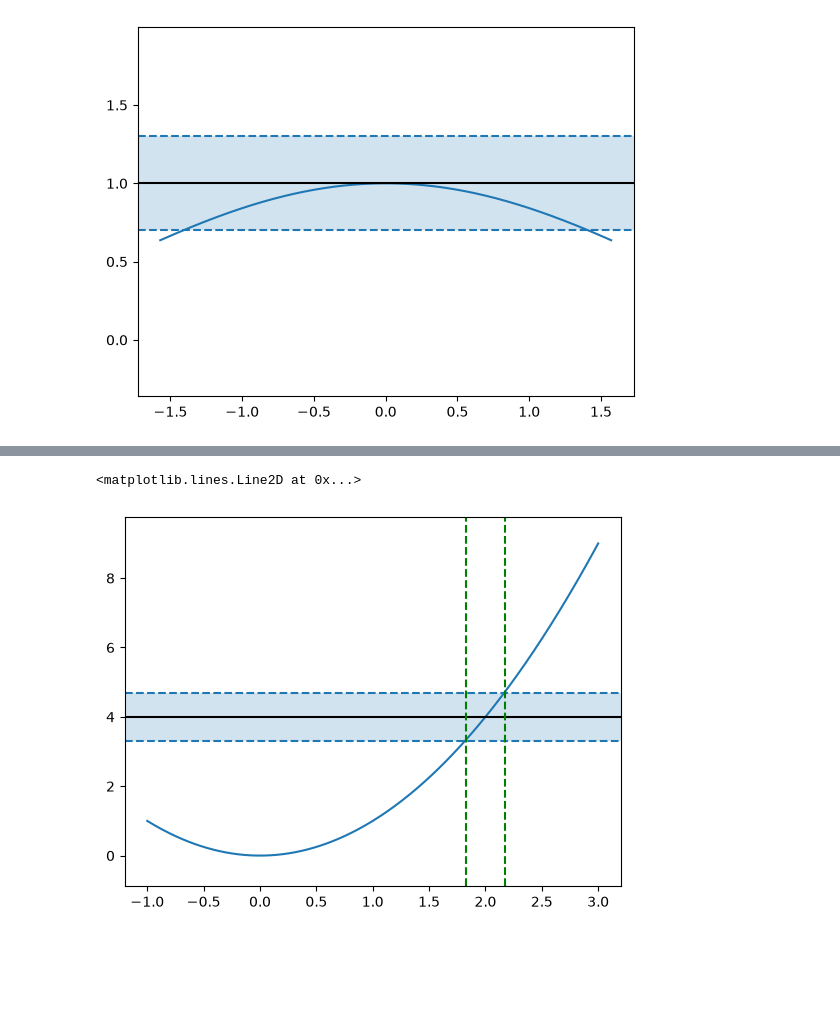
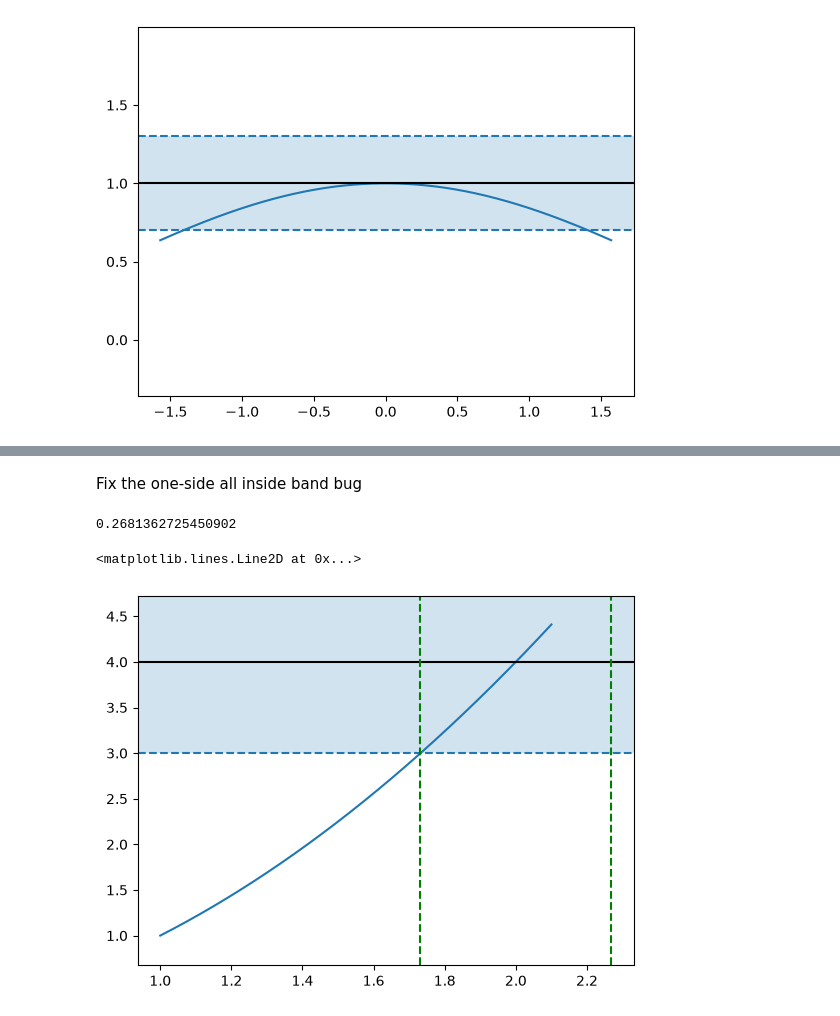
Before and after one commit to craftedbydoing/calculus-visualisation-package, a Jupyter notebook: notebooks/03_functions_limit_definition.ipynb, the cells around one changed output, grey strips where cells are left out. Drawn from its saved outputs; the diff is of its cells as text; code cells hidden in the pictures; blank space fills up the shorter version.

Commit message:
Add edge cases for find_delta function
If the whole right or left side of the zooming point lies inside the eps band, it would crash.

```diff
--- a/notebooks/03_functions_limit_definition.ipynb
+++ b/notebooks/03_functions_limit_definition.ipynb
@@ -56,12 +66,21 @@ print(delta)
-# %%
-fig, ax = plt.subplots()
-plot_function(ax, x, y)
-ax.axhline(L, color="black")
-ax.axhline(L + eps, linestyle="--")
-ax.axhline(L - eps, linestyle="--")
-ax.axhspan(L - eps, L + eps, alpha=0.2)
-ax.axvline(a + delta, linestyle="--", color="green")
-ax.axvline(a - delta, linestyle="--", color="green")
-# %% [output]
-<matplotlib.lines.Line2D at 0x...>
-[figure, removed]
+# %% [markdown]
+Fix the one-side all inside band bug
+# %%
+x, y = sample_clean(lambda x: x**2, (1,2.1))
+a = 2
+L = 4
+eps = 1
+delta = find_delta_for_limit(x,y,a,L,eps)
+print(delta)
+fig, ax = plt.subplots()
+plot_function(ax, x, y)
+ax.axhline(L, color="black")
+ax.axhline(L + eps, linestyle="--")
+ax.axhline(L - eps, linestyle="--")
+ax.axhspan(L - eps, L + eps, alpha=0.2)
+ax.axvline(a + delta, linestyle="--", color="green")
+ax.axvline(a - delta, linestyle="--", color="green")
+# %% [output]
+0.2681362725450902
+<matplotlib.lines.Line2D at 0x...>
+[figure, added]
```
Also changed, not shown: parts of 1 cell of this notebook, 1 other file.
